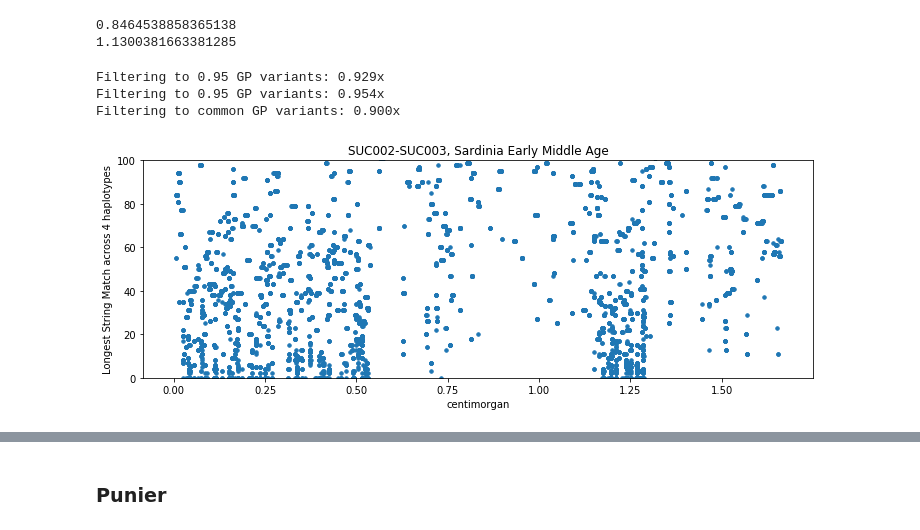
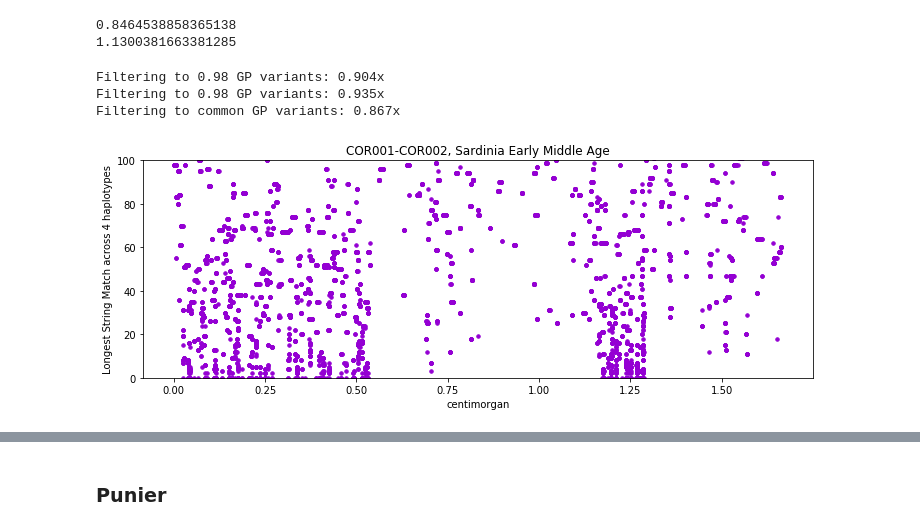
Before and after one commit to hringbauer/ancIBD, a Jupyter notebook: notebook/explore_analysis/plot_hapmatch.ipynb, the cells around one changed output, grey strips where cells are left out. Saved outputs shown, nothing was run; the diff lists cells and outputs as text; code cells hidden in the pictures.

```diff
--- a/notebook/explore_analysis/plot_hapmatch.ipynb
+++ b/notebook/explore_analysis/plot_hapmatch.ipynb
@@ -53,7 +52,14 @@ def max_suffix_string(g1, g2):
     max_suffix = np.max(suffix_strings, axis=0)
     return max_suffix
 
-def plot_string_match(m, max_str, figsize=(12,4), s=12, ylim=[0,100], title="", c="darkviolet"):
+def moving_average(a, n=3):
+    """Calculates sliding window average in linear time"""
+    ret = np.cumsum(a, dtype=float)
+    ret[n:] = ret[n:] - ret[:-n]
+    return ret[n - 1:] / n
+
+def plot_string_match(m, max_str, figsize=(12,4), s=12, ylim=[0,100],
+                      title="", c="darkviolet", savepath="", dpi=300):
     """Plot length of longest matching strings"""
     plt.figure(figsize=figsize)
     ax=plt.gca()
@@ -62,6 +68,10 @@ def plot_string_match(m, max_str, figsize=(12,4), s=12, ylim=[0,100], title="",
     ax.set_ylabel("Longest String Match across 4 haplotypes")
     ax.set_xlabel("centimorgan")
     ax.set_title(title)
+
+    if len(savepath)>0:
+        plt.savefig(savepath, bbox_inches = 'tight', pad_inches = 0, dpi=dpi)
+        print(f"Saved to {savepath}")
     plt.show()
 # %%
 f = h5py.File("./data/hdf5/1240k_v43/ch9.h5", "r") # Load for Sanity Check. See below!
@@ -76,15 +86,15 @@ print(get_coverage(f, j2))
 # %%
 %%time
 g1, g2, m = get_genos_pairs(f, sample1="COR001", sample2="COR002",
-                            cutoff=0.95, output=True, phased=True)
+                            cutoff=0.98, output=True, phased=True)
 
 max_suffix = max_suffix_string(g1,g2)
 max_prefix = max_suffix_string(g1[::-1],g2[::-1])[::-1]
 max_str = max_suffix+max_prefix
 
-plot_string_match(m, max_str, title="SUC002-SUC003, Sardinia Early Middle Age")
+plot_string_match(m, max_str, title="COR001-COR002, Sardinia Early Middle Age")
 # %% [output]
-Filtering to 0.95 GP variants: 0.929x
-Filtering to 0.95 GP variants: 0.954x
-Filtering to common GP variants: 0.900x
+Filtering to 0.98 GP variants: 0.904x
+Filtering to 0.98 GP variants: 0.935x
+Filtering to common GP variants: 0.867x
-[figure, old version]
+[figure, new version]
```
Also changed, not shown: parts of 25 cells of this notebook, 1 other file.
